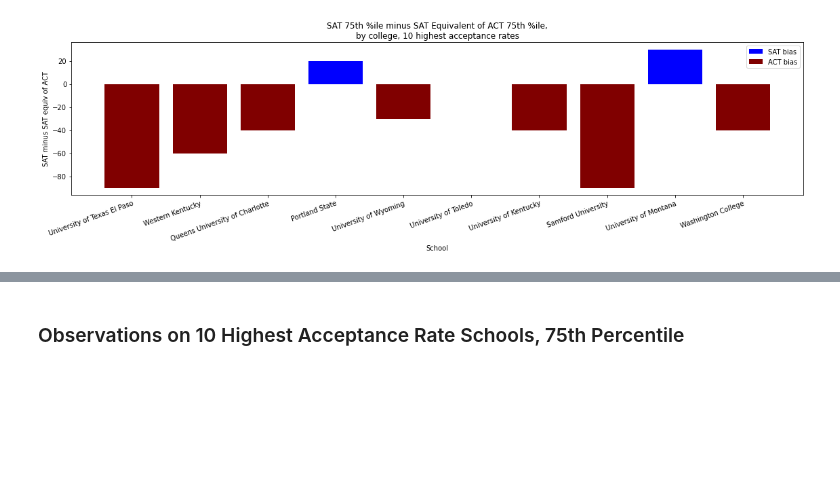
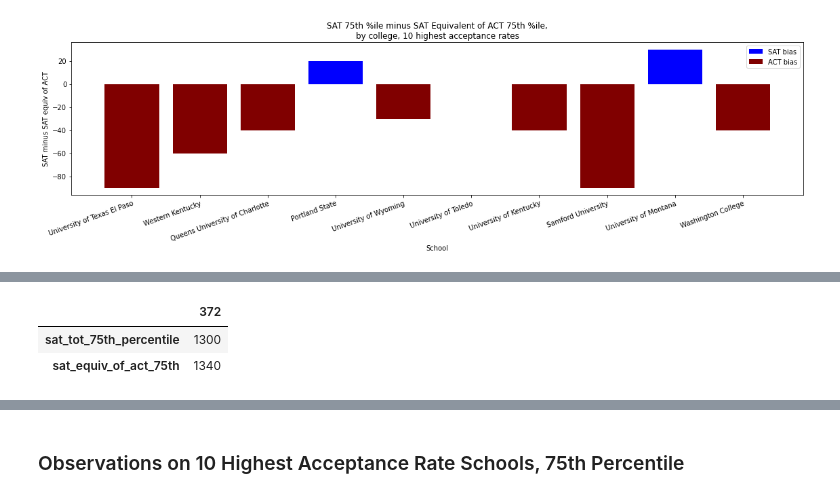
Before and after one commit to lmdunn/actsat, a Jupyter notebook: code/loren-starter-code.ipynb, the cells around one changed output, grey strips where cells are left out. Saved outputs shown, nothing was run; the diff lists cells and outputs as text; code cells hidden in the pictures; blank space fills up the shorter version.

```diff
--- a/code/loren-starter-code.ipynb
+++ b/code/loren-starter-code.ipynb
@@ -2175,0 +2182,6 @@ ten_high_accept_df
+# %%
+wash_coll_df
+# %% [output]
+|  | 372 |
+| sat_tot_75th_percentile | 1300 |
+| sat_equiv_of_act_75th | 1340 |
```
Also changed, not shown: parts of 3 cells of this notebook, 5 other files.
